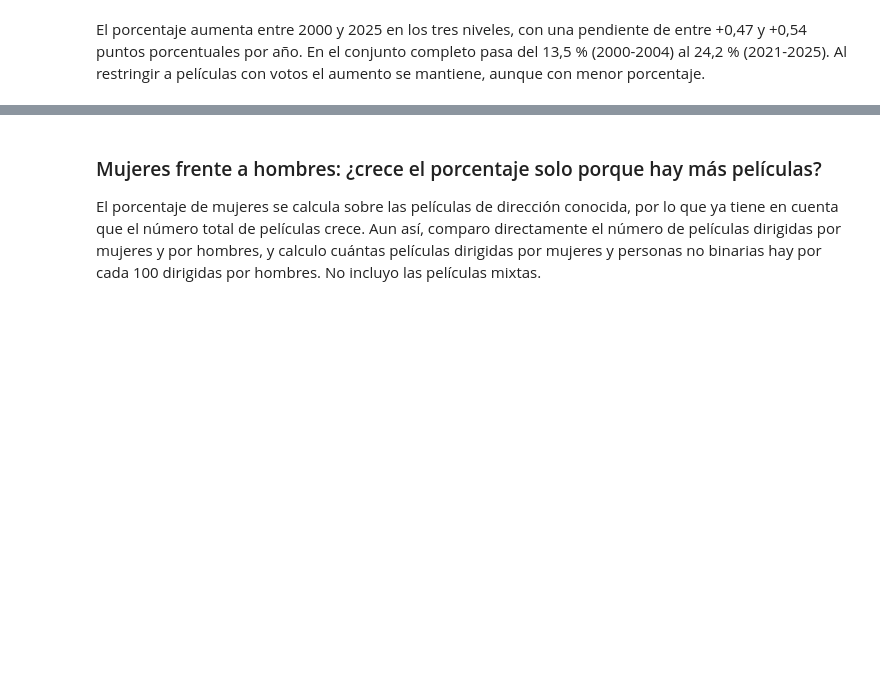
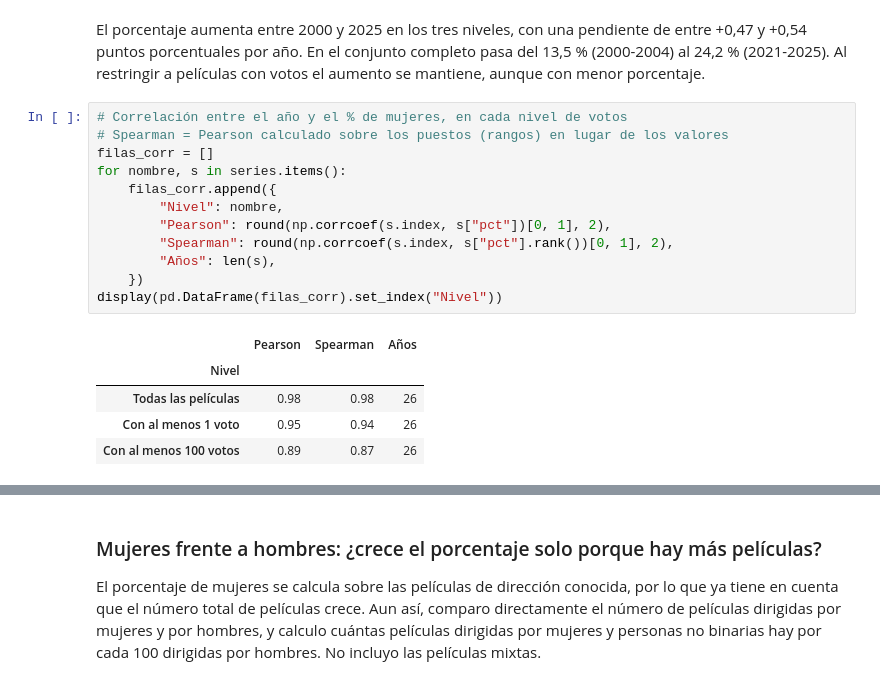
Before and after one commit to mabagarDC/EDA-, a Jupyter notebook: src/notebooks/03b_comparacion_direccion.ipynb, the cells around one changed output, grey strips where cells are left out. Cells and saved outputs as stored; diff of their text form; blank space fills up the shorter version.

```diff
--- a/src/notebooks/03b_comparacion_direccion.ipynb
+++ b/src/notebooks/03b_comparacion_direccion.ipynb
@@ -366,3 +385,21 @@ pendiente de entre +0,47 y +0,54 puntos porcentuales por año. En el
 conjunto completo pasa del 13,5 % (2000-2004) al 24,2 % (2021-2025).
 Al restringir a películas con votos el aumento se mantiene, aunque
 con menor porcentaje.
+# %%
+# Correlación entre el año y el % de mujeres, en cada nivel de votos
+# Spearman = Pearson calculado sobre los puestos (rangos) en lugar de los valores
+filas_corr = []
+for nombre, s in series.items():
+    filas_corr.append({
+        "Nivel": nombre,
+        "Pearson": round(np.corrcoef(s.index, s["pct"])[0, 1], 2),
+        "Spearman": round(np.corrcoef(s.index, s["pct"].rank())[0, 1], 2),
+        "Años": len(s),
+    })
+display(pd.DataFrame(filas_corr).set_index("Nivel"))
+# %% [output]
+|  | Pearson | Spearman | Años |
+| Nivel |  |  |  |
+| Todas las películas | 0.98 | 0.98 | 26 |
+| Con al menos 1 voto | 0.95 | 0.94 | 26 |
+| Con al menos 100 votos | 0.89 | 0.87 | 26 |
```
Also changed, not shown: parts of 5 cells of this notebook, 6 other files.
